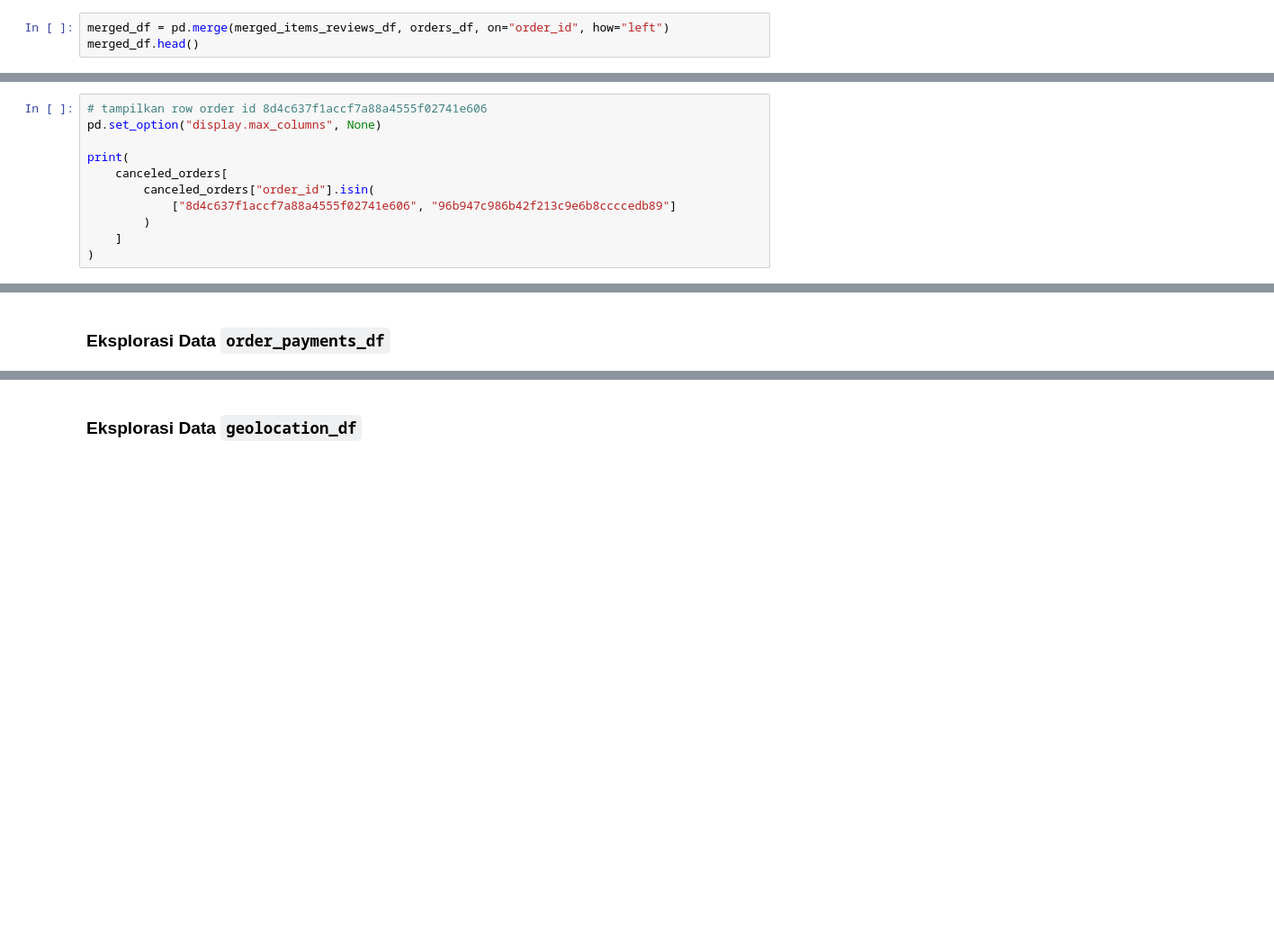
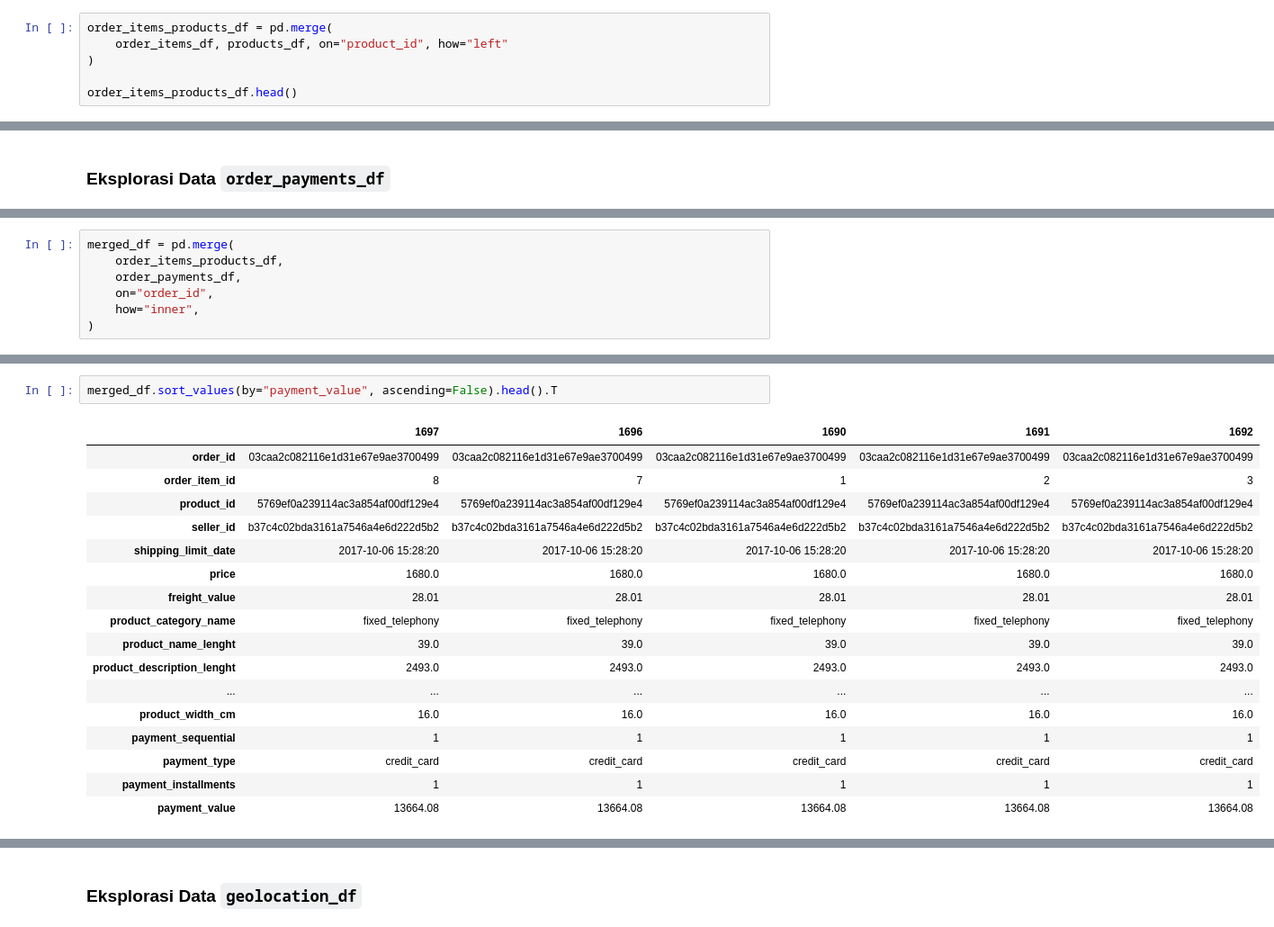
Before and after one commit to fxrdhan/Data-Analysis-Project, a Jupyter notebook: notebook.ipynb, the cells around one changed output, grey strips where cells are left out. Shown at 90% size. Drawn from its saved outputs; the diff is of its cells as text; blank space fills up the shorter version.

```diff
--- a/notebook.ipynb
+++ b/notebook.ipynb
@@ -1913,3 +1928,6 @@ print(merged_items_reviews_df.head())
 # %%
-merged_df = pd.merge(merged_items_reviews_df, orders_df, on="order_id", how="left")
-merged_df.head()
+order_items_products_df = pd.merge(
+    order_items_df, products_df, on="product_id", how="left"
+)
+
+order_items_products_df.head()
@@ -1924,11 +1940,0 @@ print(canceled_orders[["order_id", "review_score", "order_status"]].head())
-# %%
-# tampilkan row order id 8d4c637f1accf7a88a4555f02741e606
-pd.set_option("display.max_columns", None)
-
-print(
-    canceled_orders[
-        canceled_orders["order_id"].isin(
-            ["8d4c637f1accf7a88a4555f02741e606", "96b947c986b42f213c9e6b8ccccedb89"]
-        )
-    ]
-)
@@ -1991,0 +2198,7 @@ print(
+# %%
+merged_df = pd.merge(
+    order_items_products_df,
+    order_payments_df,
+    on="order_id",
+    how="inner",
+)
@@ -1991,0 +2225,20 @@ print(
+# %%
+merged_df.sort_values(by="payment_value", ascending=False).head().T
+# %% [output]
+|  | 1697 | 1696 | 1690 | 1691 | 1692 |
+| order_id | 03caa2c082116e1d31e67e9ae3700499 | 03caa2c082116e1d31e67e9ae3700499 | 03caa2c082116e1d31e67e9ae3700499 | 03caa2c082116e1d31e67e9ae3700499 | 03caa2c082116e1d31e67e9ae3700499 |
+| order_item_id | 8 | 7 | 1 | 2 | 3 |
+| product_id | 5769ef0a239114ac3a854af00df129e4 | 5769ef0a239114ac3a854af00df129e4 | 5769ef0a239114ac3a854af00df129e4 | 5769ef0a239114ac3a854af00df129e4 | 5769ef0a239114ac3a854af00df129e4 |
+| seller_id | b37c4c02bda3161a7546a4e6d222d5b2 | b37c4c02bda3161a7546a4e6d222d5b2 | b37c4c02bda3161a7546a4e6d222d5b2 | b37c4c02bda3161a7546a4e6d222d5b2 | b37c4c02bda3161a7546a4e6d222d5b2 |
+| shipping_limit_date | 2017-10-06 15:28:20 | 2017-10-06 15:28:20 | 2017-10-06 15:28:20 | 2017-10-06 15:28:20 | 2017-10-06 15:28:20 |
+| price | 1680.0 | 1680.0 | 1680.0 | 1680.0 | 1680.0 |
+| freight_value | 28.01 | 28.01 | 28.01 | 28.01 | 28.01 |
+| product_category_name | fixed_telephony | fixed_telephony | fixed_telephony | fixed_telephony | fixed_telephony |
+| product_name_lenght | 39.0 | 39.0 | 39.0 | 39.0 | 39.0 |
+| product_description_lenght | 2493.0 | 2493.0 | 2493.0 | 2493.0 | 2493.0 |
+| ... | ... | ... | ... | ... | ... |
+| product_width_cm | 16.0 | 16.0 | 16.0 | 16.0 | 16.0 |
+| payment_sequential | 1 | 1 | 1 | 1 | 1 |
+| payment_type | credit_card | credit_card | credit_card | credit_card | credit_card |
+| payment_installments | 1 | 1 | 1 | 1 | 1 |
+| payment_value | 13664.08 | 13664.08 | 13664.08 | 13664.08 | 13664.08 |
```
Also changed, not shown: parts of 134 cells of this notebook.
